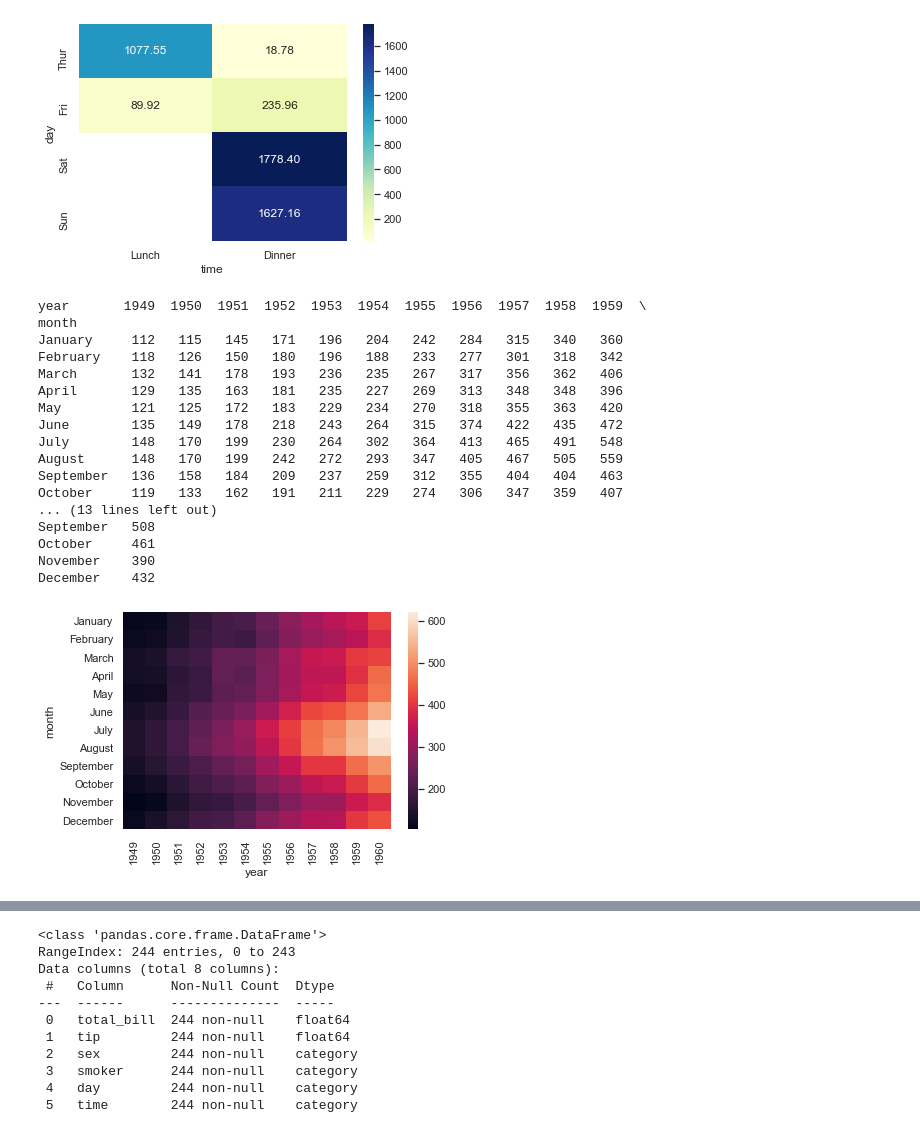
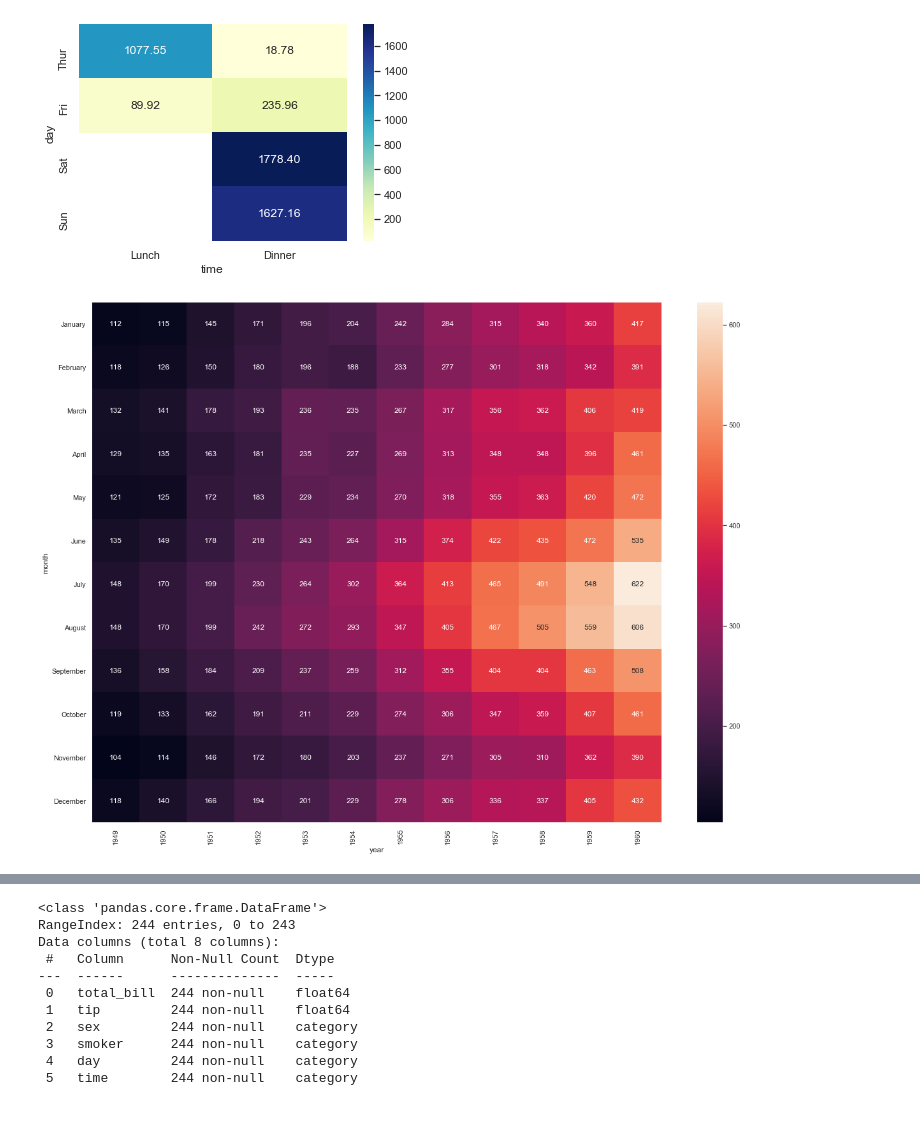
Before and after one commit to SaiPrathek/DS_01_MAY_2020, a Jupyter notebook: plots/seaborn_demo.ipynb, the cells around one changed output, grey strips where cells are left out. Drawn from its saved outputs; the diff is of its cells as text; code cells hidden in the pictures.

```diff
--- a/plots/seaborn_demo.ipynb
+++ b/plots/seaborn_demo.ipynb
@@ -240,27 +279,11 @@ sns.heatmap(ds, annot=True,fmt=".2f", cmap='YlGnBu')
 [figure]
 # %%
 fl_summary = flights.pivot('month','year','passengers')
-print(fl_summary)
-ax = sns.heatmap(fl_summary)
+# print(fl_summary)
+ax = sns.heatmap(fl_summary,annot=True, fmt=".0f")
+plt.gcf().set_size_inches(20,15)
 # %% [output]
-year       1949  1950  1951  1952  1953  1954  1955  1956  1957  1958  1959  \
-month
-January     112   115   145   171   196   204   242   284   315   340   360
-February    118   126   150   180   196   188   233   277   301   318   342
-March       132   141   178   193   236   235   267   317   356   362   406
-April       129   135   163   181   235   227   269   313   348   348   396
-May         121   125   172   183   229   234   270   318   355   363   420
-June        135   149   178   218   243   264   315   374   422   435   472
-July        148   170   199   230   264   302   364   413   465   491   548
-August      148   170   199   242   272   293   347   405   467   505   559
-September   136   158   184   209   237   259   312   355   404   404   463
-October     119   133   162   191   211   229   274   306   347   359   407
-... (13 lines left out)
-September   508
-October     461
-November    390
-December    432
-[figure, old version]
+[figure, new version]
 # %%
 cm = tips.corr()
 print(cm)
```
Also changed, not shown: parts of 13 cells of this notebook.
